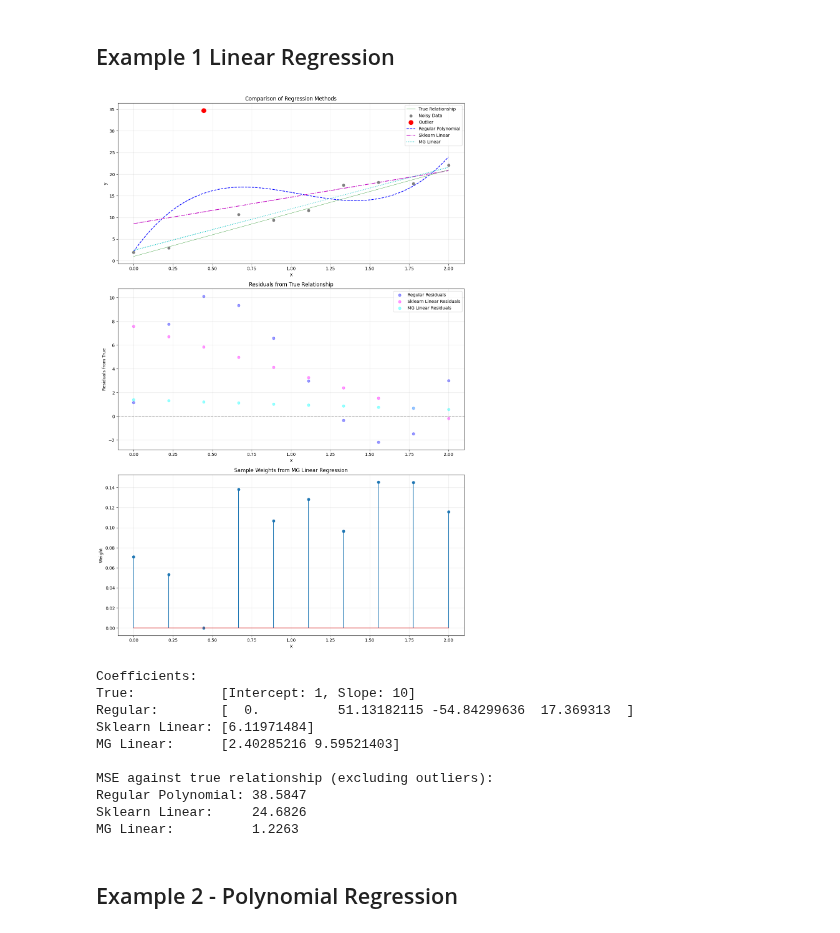
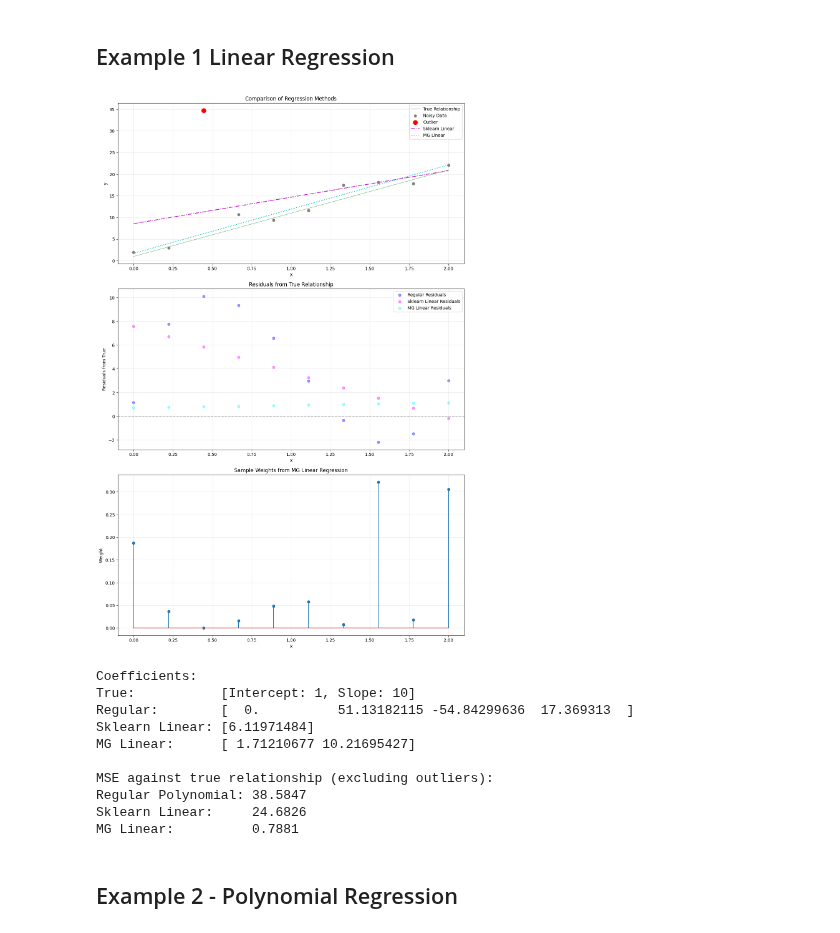
Before and after one commit to MachineGnostics/machinegnostics, a Jupyter notebook: examples/example_1_1_small_data_linreg.ipynb, the cells around one changed output. Saved outputs shown, nothing was run; the diff lists cells and outputs as text; code cells hidden in the pictures.

Commit message:
regression example updated

```diff
--- a/examples/example_1_1_small_data_linreg.ipynb
+++ b/examples/example_1_1_small_data_linreg.ipynb
@@ -27,7 +27,7 @@ from sklearn.linear_model import LinearRegression
 from sklearn.pipeline import make_pipeline
 
 # machine gnostics imports
-from machinegnostics.models.regression import LinearRegressor
+from machinegnostics.models import LinearRegressor
 
 # Set random seed for reproducibility
 np.random.seed(42)
@@ -71,7 +71,6 @@ fig, (ax1, ax2, ax3) = plt.subplots(3, 1, figsize=(12, 18))
 ax1.plot(X, y_clean, 'g-', label='True Relationship', linewidth=0.5)
 ax1.scatter(X, y_noisy, color='gray', label='Noisy Data', zorder=2)
 ax1.scatter(X[2], y_noisy[2], color='red', s=100, label='Outlier', zorder=3)
-ax1.plot(X_test, y_pred_regular_test, 'b--', label='Regular Polynomial', zorder=1)
 ax1.plot(X_test, y_pred_sk_test, 'm-.', label='Sklearn Linear', zorder=1)
 ax1.plot(X_test, y_pred_mg_linreg_test, 'c:', label='MG Linear', zorder=1)
 ax1.set_xlabel('X')
@@ -93,44 +92,44 @@ ax2.set_ylabel('Residuals from True')
 ax2.set_title('Residuals from True Relationship')
 ax2.legend()
 ax2.grid(True, alpha=0.3)
 
 # Plot sample weights
 ax3.stem(X.ravel(), mg_linreg.weights, label='MG Linear Weights')
 ax3.set_xlabel('X')
 ax3.set_ylabel('Weight')
 ax3.set_title('Sample Weights from MG Linear Regression')
 ax3.grid(True, alpha=0.3)
 
 plt.tight_layout()
 plt.show()
 
 # Print performance metrics
 print("Coefficients:")
 print(f"True:           [Intercept: 1, Slope: 10]")
 print(f"Regular:        {poly_reg.named_steps['linearregression'].coef_}")
 print(f"Sklearn Linear: {sk_model.coef_}")
 print(f"MG Linear:      {mg_linreg.coefficients}")
 
 # Calculate MSE against true relationship
 mse_regular = np.mean((y_pred_regular[:-2] - y_clean[:-2])**2)
 mse_sk = np.mean((y_pred_sk[:-2] - y_clean[:-2])**2)
 mse_mg_linreg = np.mean((y_pred_mg_linreg[:-2] - y_clean[:-2])**2)
 print("\nMSE against true relationship (excluding outliers):")
 print(f"Regular Polynomial: {mse_regular:.4f}")
 print(f"Sklearn Linear:     {mse_sk:.4f}")
 print(f"MG Linear:          {mse_mg_linreg:.4f}")
 # %% [output]
-[figure, old version]
+[figure, new version]
 Coefficients:
 True:           [Intercept: 1, Slope: 10]
 Regular:        [  0.          51.13182115 -54.84299636  17.369313  ]
 Sklearn Linear: [6.11971484]
-MG Linear:      [2.40285216 9.59521403]
+MG Linear:      [ 1.71210677 10.21695427]
 
 MSE against true relationship (excluding outliers):
 Regular Polynomial: 38.5847
 Sklearn Linear:     24.6826
-MG Linear:          1.2263
+MG Linear:          0.7881
 # %% [markdown]
 ## Example 2 - Polynomial Regression
 # %%
```
Also changed, not shown: parts of 3 cells of this notebook, 3 other files.
